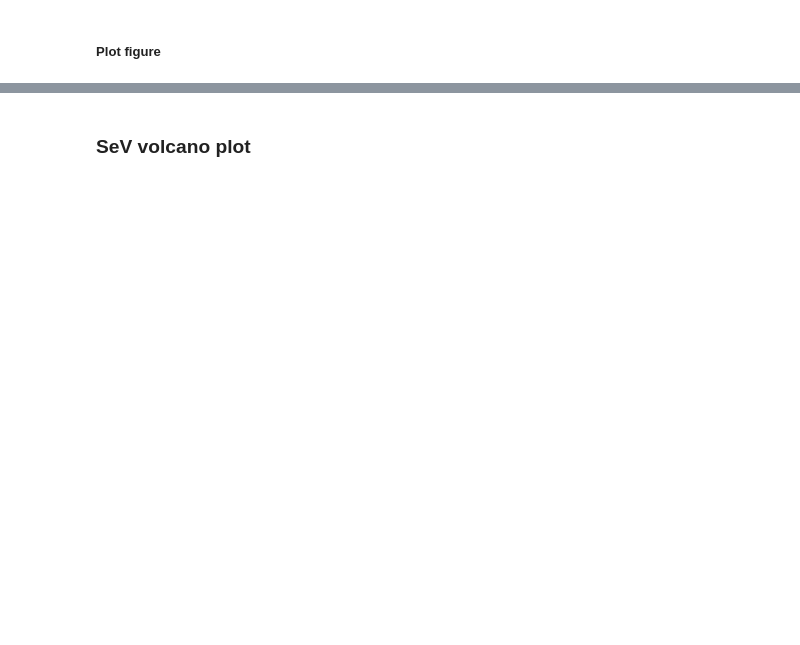
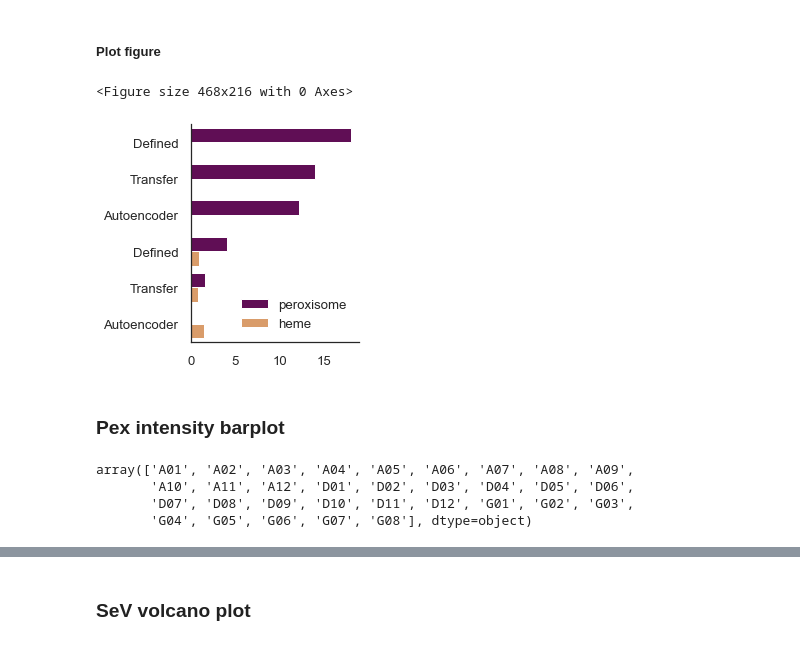
Before and after one commit to beccajcarlson/IRF3OpticalPooledScreen, a Jupyter notebook: Code/Figure3.ipynb, the cells around one changed output, grey strips where cells are left out. Saved outputs shown, nothing was run; the diff lists cells and outputs as text; code cells hidden in the pictures; blank space fills up the shorter version.

```diff
--- a/Code/Figure3.ipynb
+++ b/Code/Figure3.ipynb
@@ -496,48 +552,81 @@ gpex_aeu = plot_phate_enrichr_definedgenes(loc = loc, dfphate = gphate_pex_ae, n
 # %% [markdown]
 ##### Plot figure
 # %%
+
+pd.options.mode.chained_assignment = None
+
+names = ['Defined down', 'Defined up', 'Autoencoder down', 'Autoencoder up', 'Transfer down', 'Transfer up']
+
+
+locs = ['../Data/F3/enrichrterms/pex_defined_enrichr_low/GO_Biological_Process_2018.Human.enrichr.reports.txt',
+       '../Data/F3/enrichrterms/pex_defined_enrichr_high/GO_Biological_Process_2018.Human.enrichr.reports.txt',
+       '../Data/F3/enrichrterms/pex_autoencoder_phate_enrichr_low/GO_Biological_Process_2018.Human.enrichr.reports.txt',
+       '../Data/F3/enrichrterms/pex_autoencoder_phate_enrichr_high/GO_Biological_Process_2018.Human.enrichr.reports.txt',
+       '../Data/F3/enrichrterms/pex_transfer_phate_enrichr_low/GO_Biological_Process_2018.Human.enrichr.reports.txt',
+       '../Data/F3/enrichrterms/pex_transfer_phate_enrichr_high/GO_Biological_Process_2018.Human.enrichr.reports.txt',
+       ]
+
+results = []
+for i in range(len(locs)):
+    res = pd.read_table(locs[i])
+    res['Dataset'] = names[i]
+    results.append(res)
+results = pd.concat(results)
+pexheme = results[results.Term.str.contains('GO:0006783')]
+
+
 sns.set(font_scale=1.2)
 sns.set_style("white")
 plt.figure(figsize = (6.5,3))
 names = ['Defined down', 'Defined up', 'Autoencoder down', 'Autoencoder up', 'Transfer down', 'Transfer up']
-locs = ['../Data/F3/enrichr_pex_max_down_fdr01_top50/GO_Cellular_Component_2018.Human.enrichr.reports.txt',
-       '../Data/F3/enrichr_pex_max_up_fdr01_top50/GO_Cellular_Component_2018.Human.enrichr.reports.txt',
-       '../Data/F3/enrichrmixed/pex_ae_defined_phate_defined_enrichr_cluster_low/GO_Cellular_Component_2018.Human.enrichr.reports.txt',
-       '../Data/F3/enrichrmixed/pex_ae_defined_phate_defined_enrichr_cluster_high/GO_Cellular_Component_2018.Human.enrichr.reports.txt',
-       '../Data/F3/enrichrmixed/pex_tf_defined_phate_defined_enrichr_cluster_low/GO_Cellular_Component_2018.Human.enrichr.reports.txt',
-       '../Data/F3/enrichrmixed/pex_tf_defined_phate_defined_enrichr_cluster_high/GO_Cellular_Component_2018.Human.enrichr.reports.txt',
+locs = ['../Data/F3/enrichrterms/pex_defined_enrichr_low/GO_Cellular_Component_2018.Human.enrichr.reports.txt',
+       '../Data/F3/enrichrterms/pex_defined_enrichr_high/GO_Cellular_Component_2018.Human.enrichr.reports.txt',
+       '../Data/F3/enrichrterms/pex_autoencoder_phate_enrichr_low/GO_Cellular_Component_2018.Human.enrichr.reports.txt',
+       '../Data/F3/enrichrterms/pex_autoencoder_phate_enrichr_high/GO_Cellular_Component_2018.Human.enrichr.reports.txt',
+       '../Data/F3/enrichrterms/pex_transfer_phate_enrichr_low/GO_Cellular_Component_2018.Human.enrichr.reports.txt',
+       '../Data/F3/enrichrterms/pex_transfer_phate_enrichr_high/GO_Cellular_Component_2018.Human.enrichr.reports.txt',
        ]
-
 
 results = []
 for i in range(len(locs)):
-
     res = pd.read_table(locs[i])
     res['Dataset'] = names[i]
     results.append(res)
 results = pd.concat(results)
 pex = results[results.Term.str.contains('GO:0005777')]
 pexsmall = pex.loc[pex.Dataset == 'Autoencoder down']
 pexsmall['Dataset'] = 'Autoencoder up'
 pexsmall['Adjusted P-value'] = 1
+
 pex = pd.concat([pex,pexsmall])
-
 pex = pd.concat([pex, pexheme])
 
 fig, ax = plt.subplots()
 fig.set_size_inches(3,4)
 
 pex.Term = [s.split(' ')[0] for s in pex.Term]
 sns.barplot(data = pex, y = 'Dataset', x = -np.log10(pex['Adjusted P-value']), palette = pal[3:], hue = 'Term',
            order = ['Defined down', 'Transfer down', 'Autoencoder down',
-                   'Defined up', 'Transfer up', 'Autoencoder up'])#'Combined Score')
+                   'Defined up', 'Transfer up', 'Autoencoder up'])
 sns.despine(top = True, right = True)
 plt.ylabel('')
 plt.xlabel('')
 labels = [item.get_text() for item in ax.get_yticklabels()]
 labels = ['Defined', 'Transfer', 'Autoencoder','Defined', 'Transfer', 'Autoencoder']
 
 ax.set_yticklabels(labels)
 plt.legend(frameon = False, loc = 'lower right')
-plt.savefig('../Figures/F3/pex_barplot.tif',dpi=300,bbox_inches='tight')
+plt.savefig('pex_barplot.tif',dpi=300,bbox_inches='tight')
 plt.show()
+# %% [output]
+<Figure size 468x216 with 0 Axes>
+[figure, added]
+# %% [markdown]
+### Pex intensity barplot
+# %%
+np.sort(pd.unique(df.well))
+# %% [output]
+array(['A01', 'A02', 'A03', 'A04', 'A05', 'A06', 'A07', 'A08', 'A09',
+       'A10', 'A11', 'A12', 'D01', 'D02', 'D03', 'D04', 'D05', 'D06',
+       'D07', 'D08', 'D09', 'D10', 'D11', 'D12', 'G01', 'G02', 'G03',
+       'G04', 'G05', 'G06', 'G07', 'G08'], dtype=object)
```
Also changed, not shown: parts of 37 cells of this notebook, 3 other files.
